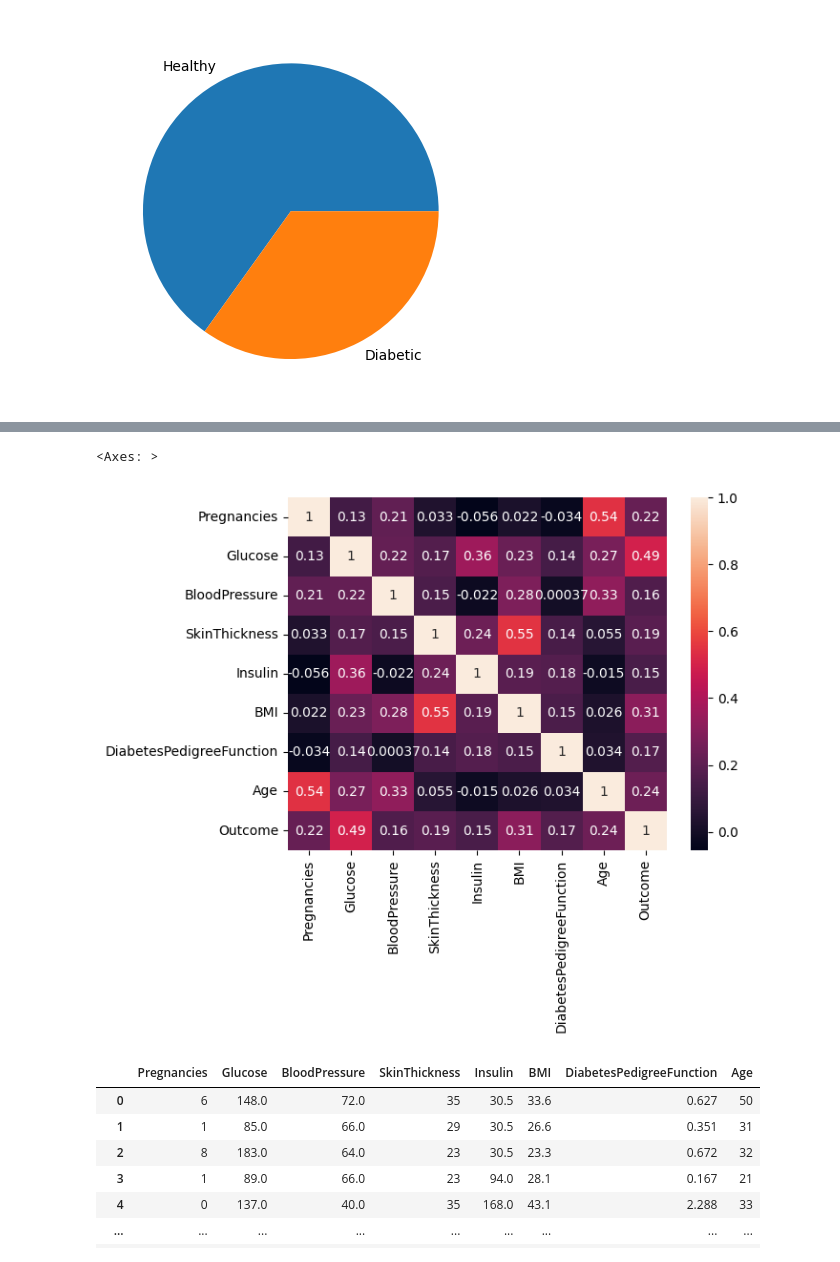
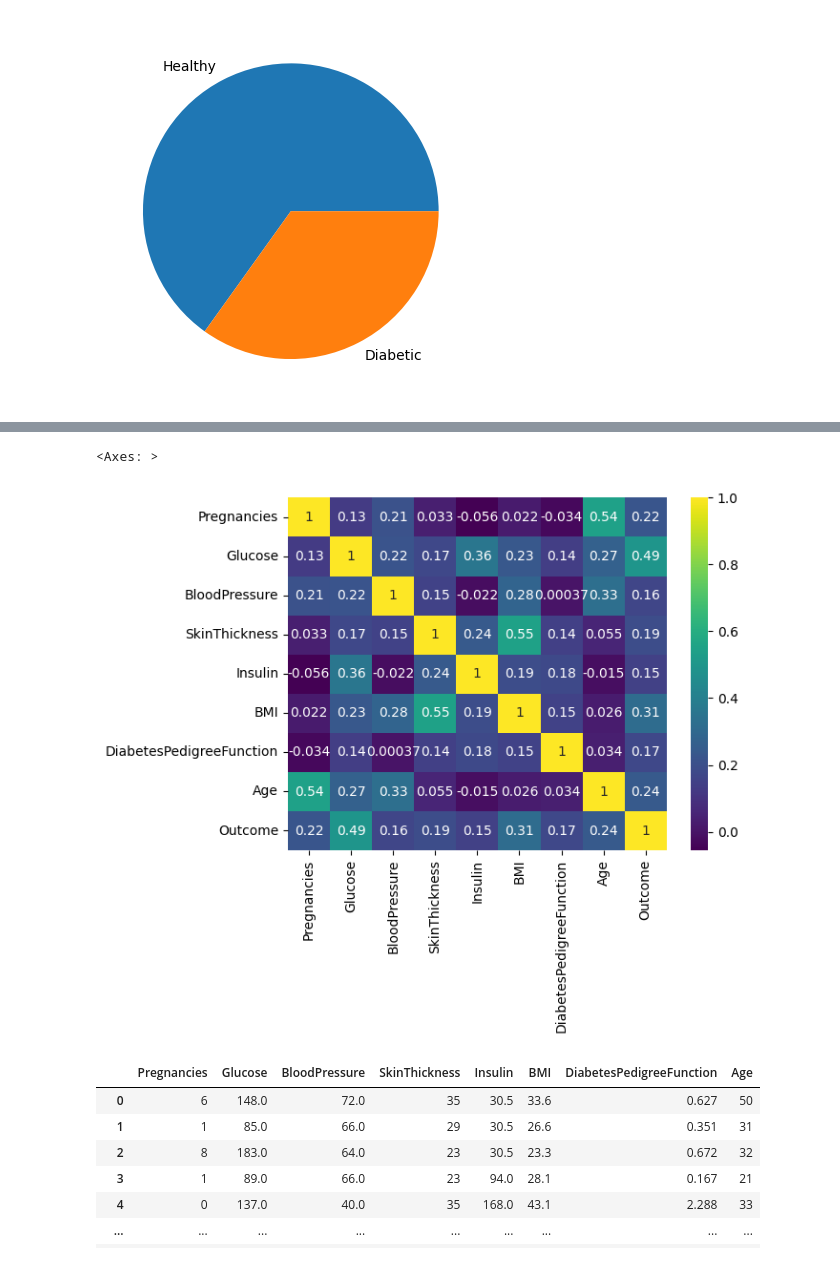
Before and after one commit to SaqlainKalokhe/Diabetes_Prediction, a Jupyter notebook: Diabetes.ipynb, the cells around one changed output, grey strips where cells are left out. Saved outputs shown, nothing was run; the diff lists cells and outputs as text; code cells hidden in the pictures.

```diff
--- a/Diabetes.ipynb
+++ b/Diabetes.ipynb
@@ -155,10 +155,10 @@ df.corr()
 | Age | 0.544341 | 0.266600 | 0.326740 | 0.054514 | -0.015413 | 0.025744 | 0.033561 | 1.000000 | ... |
 | Outcome | 0.221898 | 0.492908 | 0.162986 | 0.189065 | 0.148457 | 0.312249 | 0.173844 | 0.238356 | ... |
 # %%
-sns.heatmap(df.corr(), annot = True) #annot = True to print the values inside the square
+sns.heatmap(df.corr(), annot = True, cmap = "viridis") #annot = True to print the values inside the square
 # %% [output]
 <Axes: >
-[figure, old version]
+[figure, new version]
 # %%
 #Dividing the dataset into independent & dependent variables
 #x = independent
```
Also changed, not shown: parts of 8 cells of this notebook, 2 other files.
